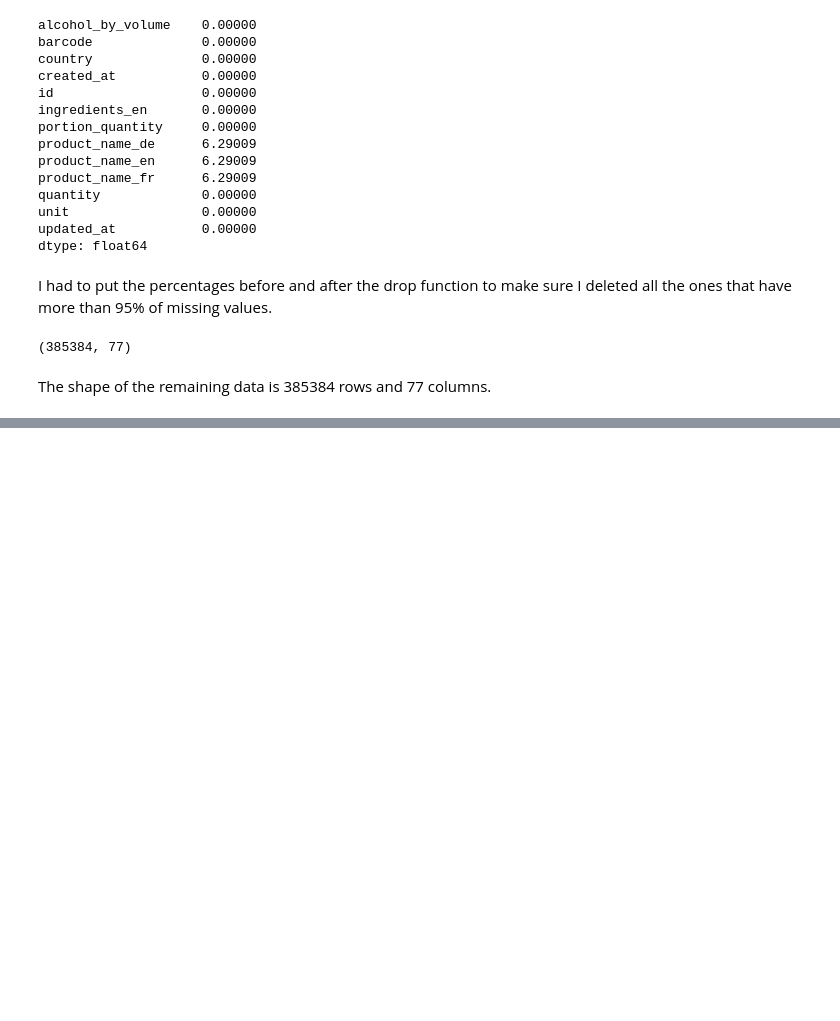
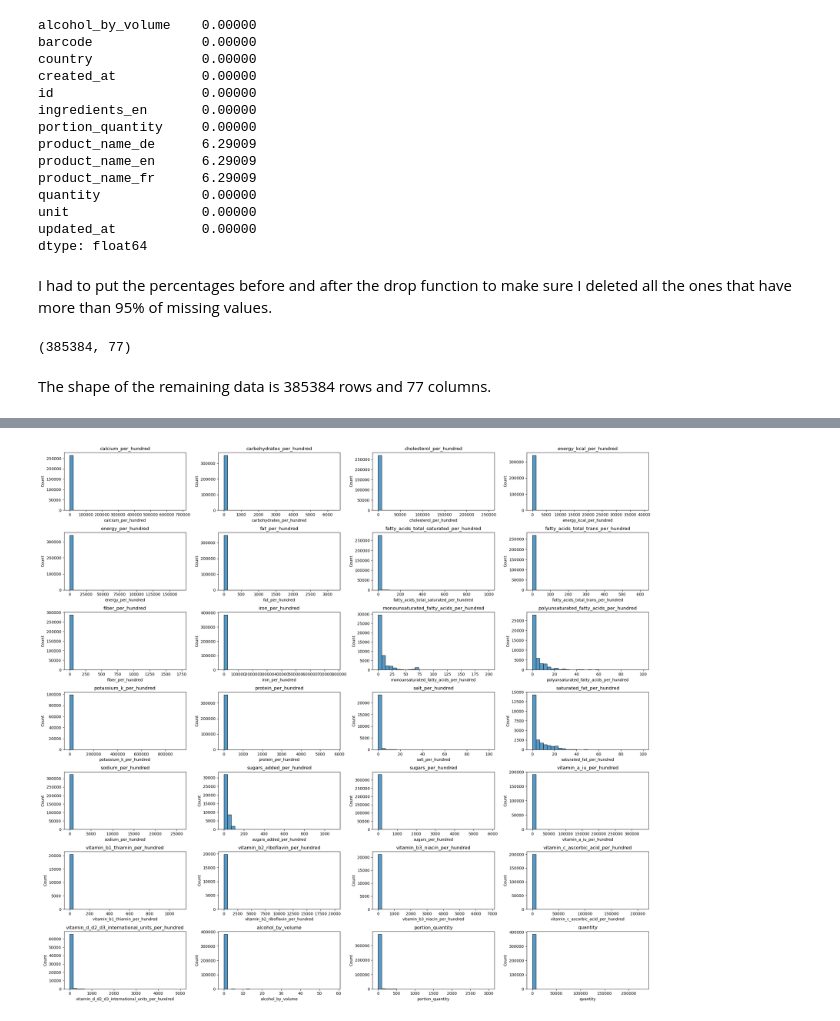
Before and after one commit to maharhandi/Intro_data_analysis, a Jupyter notebook: OpenFood/OpenFood_data_analysis.ipynb, the cells around one changed output, grey strips where cells are left out. Cells and saved outputs as stored; diff of their text form; code cells hidden in the pictures; blank space fills up the shorter version.

```diff
--- a/OpenFood/OpenFood_data_analysis.ipynb
+++ b/OpenFood/OpenFood_data_analysis.ipynb
@@ -577,0 +649,2 @@ The shape of the remaining data is 385384 rows and 77 columns.
+# %%
+numerical_values = df_new.loc[:, df_new.dtypes == "float64"]
@@ -577,0 +666,11 @@ The shape of the remaining data is 385384 rows and 77 columns.
+# %%
+fig, axes = plt.subplots(7, 4, figsize=(22, 20))
+
+for ax, col in zip(axes.flat, numerical_values.columns):
+    sns.histplot(x=numerical_values[col], ax=ax, bins=30)
+    ax.set_title(col)
+
+plt.tight_layout()
+plt.show()
+# %% [output]
+[figure, added]
```
Also changed, not shown: parts of 85 cells of this notebook.
